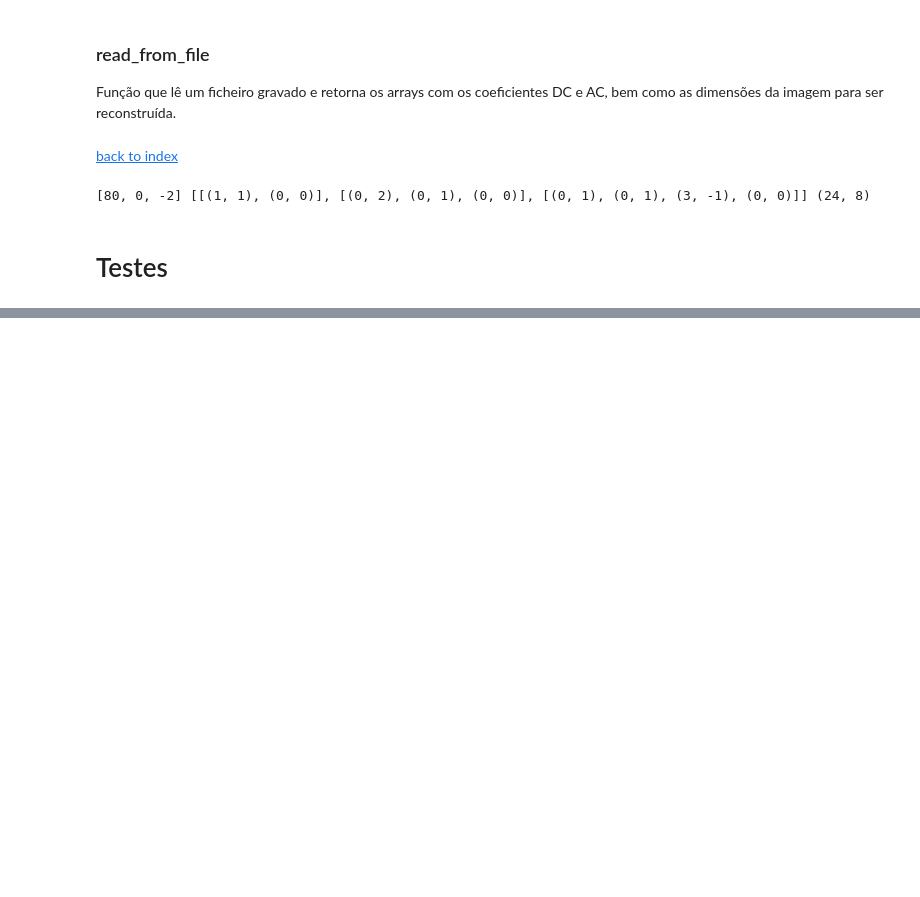
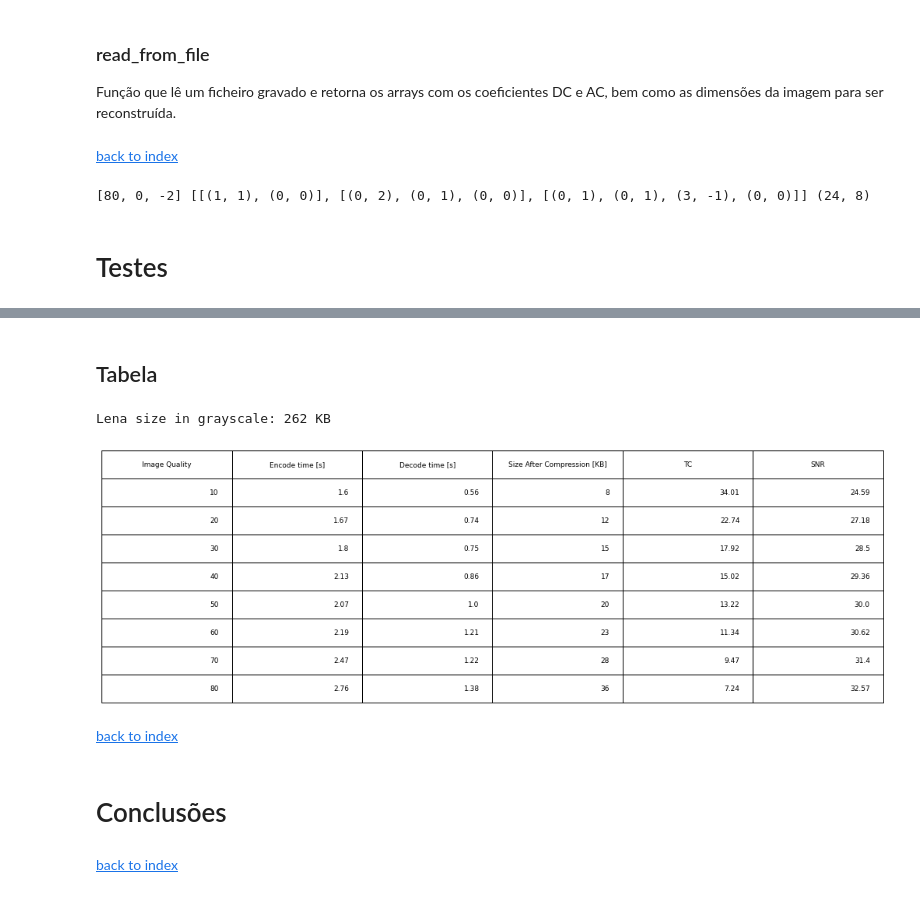
Before and after one commit to aquintelaoliveira/csm-leim-leic-2021sv, a Jupyter notebook: csm_env/_notebooks/trab-3/4NG13 _TP3.ipynb, the cells around one changed output, grey strips where cells are left out. Drawn from its saved outputs; the diff is of its cells as text; code cells hidden in the pictures; blank space fills up the shorter version.

```diff
--- a/csm_env/_notebooks/trab-3/4NG13 _TP3.ipynb
+++ b/csm_env/_notebooks/trab-3/4NG13 _TP3.ipynb
@@ -1405 +1305,10 @@ print(lena_color_jpeg[:,:,2])
+# %%
+# prepare data with openCV
+openCV_TC = []
+openCV_SNR = []
+
+for q in jpeg_quality:
+    cv2.imwrite(f"{cwd}/output_data/lena_gray_openCV_q{q}.jpg", lena_gray, (cv2.IMWRITE_JPEG_QUALITY, int(q)))
+    openCV_TC.append( len(lena_gray) / os.stat(f"{cwd}/output_data/lena_gray_openCV_q{q}.jpg").st_size )
+    openCV_SNR.append( snr(lena_gray, cv2.imread(f"{cwd}/output_data/lena_gray_openCV_q{q}.jpg", cv2.IMREAD_GRAYSCALE)) )
 # %%
@@ -1462,0 +1362,45 @@ Lena Grayscale with quality = 20
+# %% [markdown]
+<a id="tabela"></a>
+
+## Tabela
+# %%
+print(f"Lena size in grayscale: {int(lena_gray_size / 1000 +.5)} KB")
+
+#create table
+fig, ax = plt.subplots()
+
+#hide the axes
+fig.patch.set_visible(False)
+ax.axis('off')
+ax.axis('tight')
+
+table_data = []
+for i in range(len(jpeg_quality)):
+    table_data.append(
+        [jpeg_quality[i],
+         round(jpeg_encode_time[i],2),
+         round(jpeg_decode_time[i],2),
+         int(jpeg_compression_size[i]/1000+.5),
+         round(jpeg_TC[i],2),
+         round(jpeg_SNR[i],2)]
+    )
+
+table = ax.table(
+    cellText=table_data,
+    colLabels=['Image Quality', 'Encode time [s]','Decode time [s]', 'Size After Compression [KB]', 'TC', 'SNR'],
+    loc='center')
+
+#display table
+table.scale(3,3)
+plt.show()
+# %% [output]
+Lena size in grayscale: 262 KB
+[figure, added]
+# %% [markdown]
+[back to index](#index)
+# %% [markdown]
+ <a id="conclusoes"></a>
+
+# Conclusões
+# %% [markdown]
+[back to index](#index)
```
Also changed, not shown: parts of 24 cells of this notebook, 17 other files.
